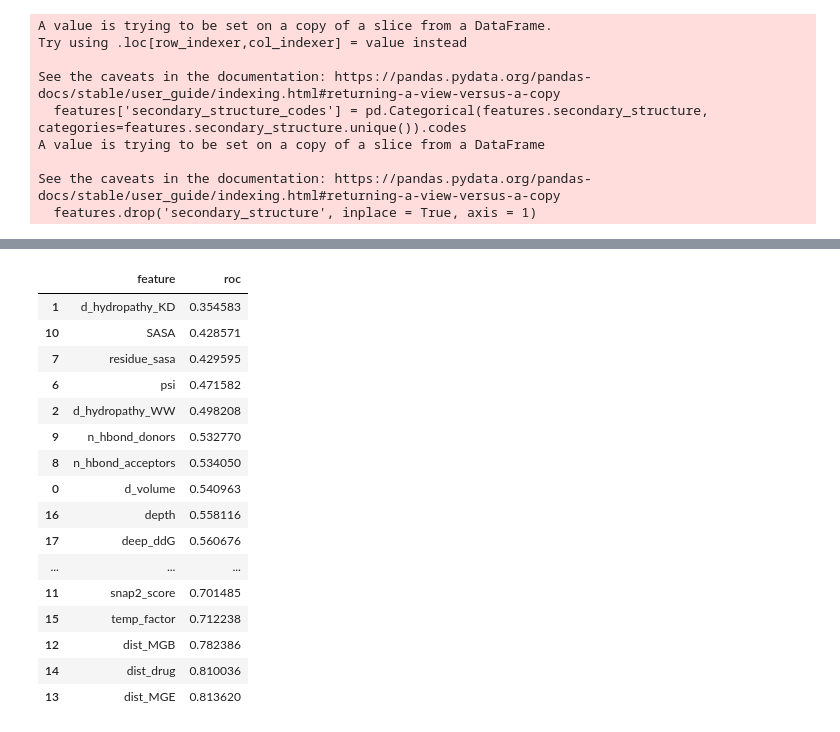
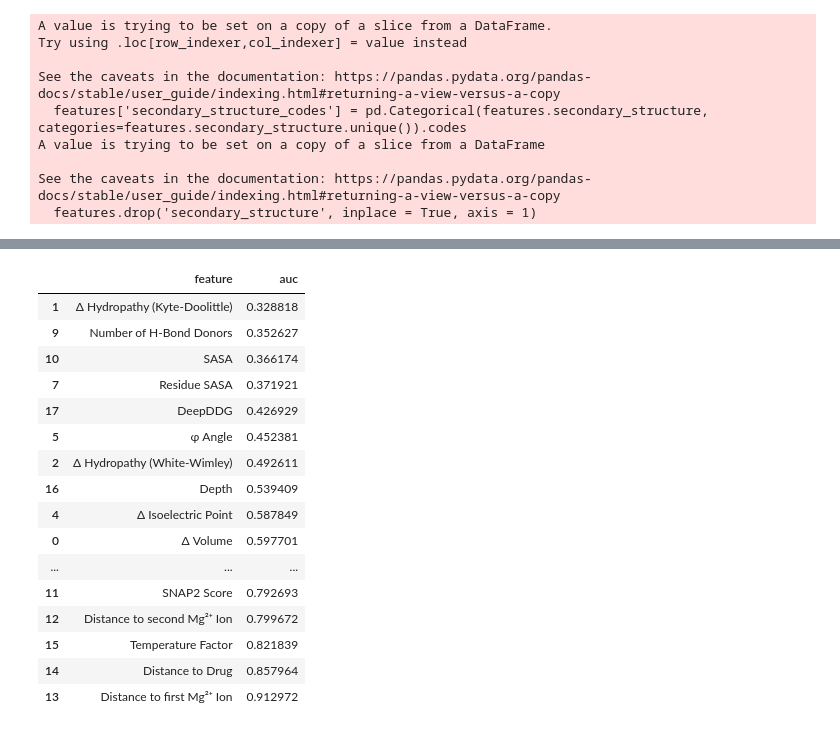
Before and after one commit to viktoria023/thesis-repository, a Jupyter notebook: predict_FQ_resistance/02_Feature_Inspection.ipynb, the cells around one changed output, grey strips where cells are left out. Drawn from its saved outputs; the diff is of its cells as text; code cells hidden in the pictures.

```diff
--- a/predict_FQ_resistance/02_Feature_Inspection.ipynb
+++ b/predict_FQ_resistance/02_Feature_Inspection.ipynb
@@ -12,7 +13,7 @@ from sklearn.pipeline import Pipeline
 from sklearn.preprocessing import RobustScaler
 from sklearn.base import BaseEstimator, TransformerMixin
 # %%
-data = pd.read_csv('data/ML_DATA_LEV.csv')
+data = pd.read_csv('data/ML_DATA_MXF.csv')
 data.dropna(inplace= True)
 
 #remove line below to train on samples rather than mutations
@@ -187,6 +112,17 @@ numerical_attribs = list(features)
 numerical_attribs
 headings = '\n'.join(i for i in numerical_attribs)
 
+# Feature name mapping for better readability
+feature_name_mapping = {'d_volume': 'Δ Volume', 'd_hydropathy_KD': 'Δ Hydropathy (Kyte-Doolittle)',
+       'd_hydropathy_WW': 'Δ Hydropathy (White-Wimley)',
+       'd_MW': 'Δ Molecular Weight', 'd_Pi': 'Δ Isoelectric Point',
+       'phi': 'φ Angle', 'psi': 'ψ Angle',
+       'residue_sasa': 'Residue SASA', 'n_hbond_acceptors': 'Number of H-Bond Acceptors',
+       'n_hbond_donors': 'Number of H-Bond Donors', 'SASA': 'SASA', 'snap2_score': 'SNAP2 Score',
+       'dist_MGB': 'Distance to second Mg²⁺ Ion', 'dist_MGE': 'Distance to first Mg²⁺ Ion',
+       'dist_drug': 'Distance to Drug', 'temp_factor': 'Temperature Factor',
+       'depth': 'Depth', 'deep_ddG': 'DeepDDG', 'secondary_structure_codes': 'Secondary Structure'}
+
 numerical_attribs
 # %% [output]
 ['d_volume',
@@ -234,58 +170,60 @@ model_logistic_regression = LogisticRegression()
 # %%
 fpr = {}
 tpr = {}
-roc = {}
+auc = {}  # Renamed from 'roc' to 'auc' for clarity
 recall = {}
 
 rows={}
 rows['feature'] = []
-rows['roc'] = []
+rows['auc'] = []  # Renamed from 'roc' to 'auc' for clarity
 
 Y_train_prepared = Y_train
 X_train_prepared = X_train
 
 for i in range(len(numerical_attribs)):
 
     attribute = numerical_attribs[i].rstrip()
 
     model_logistic_regression.fit(X_train_prepared[:,i:i+1], Y_train_prepared)
 
     Y_probs = cross_val_predict(model_logistic_regression, X_train_prepared[:,i:i+1], Y_train_prepared, cv=3, method='predict_proba', n_jobs=-1)
 
     Y_scores = Y_probs[:,1]
 
     # mask = (Y_scores>0.6) | (Y_scores<0.4)
 
     fpr[attribute], tpr[attribute], thresholds = roc_curve(Y_train_prepared, Y_scores)
 
-    roc[attribute] = roc_auc_score(Y_train_prepared, Y_scores)
+    auc[attribute] = roc_auc_score(Y_train_prepared, Y_scores)  # This IS the AUC value
 
     Y_train_predicted = model_logistic_regression.predict(X_train_prepared[:,i:i+1])
 
     recall[attribute] = recall_score(Y_train_prepared, Y_train_predicted)
 
-    rows['roc'].append(roc[attribute])
-    rows['feature'].append(attribute)
+    rows['auc'].append(auc[attribute])  # Storing AUC values
+    # Use mapped name if available, otherwise use original name
+    display_name = feature_name_mapping.get(attribute, attribute)
+    rows['feature'].append(display_name)
 
 
 df = pd.DataFrame(rows)
-df.sort_values(by='roc', ascending=True, inplace=True)
+df.sort_values(by='auc', ascending=True, inplace=True)  # Sorting by AUC
 df
 # %% [output]
-|  | feature | roc |
-| 1 | d_hydropathy_KD | 0.354583 |
-| 10 | SASA | 0.428571 |
-| 7 | residue_sasa | 0.429595 |
-| 6 | psi | 0.471582 |
-| 2 | d_hydropathy_WW | 0.498208 |
-| 9 | n_hbond_donors | 0.532770 |
-| 8 | n_hbond_acceptors | 0.534050 |
-| 0 | d_volume | 0.540963 |
-| 16 | depth | 0.558116 |
-| 17 | deep_ddG | 0.560676 |
+|  | feature | auc |
+| 1 | Δ Hydropathy (Kyte-Doolittle) | 0.328818 |
+| 9 | Number of H-Bond Donors | 0.352627 |
+| 10 | SASA | 0.366174 |
+| 7 | Residue SASA | 0.371921 |
+| 17 | DeepDDG | 0.426929 |
+| 5 | φ Angle | 0.452381 |
+| 2 | Δ Hydropathy (White-Wimley) | 0.492611 |
+| 16 | Depth | 0.539409 |
+| 4 | Δ Isoelectric Point | 0.587849 |
+| 0 | Δ Volume | 0.597701 |
 | ... | ... | ... |
-| 11 | snap2_score | 0.701485 |
-| 15 | temp_factor | 0.712238 |
-| 12 | dist_MGB | 0.782386 |
-| 14 | dist_drug | 0.810036 |
-| 13 | dist_MGE | 0.813620 |
+| 11 | SNAP2 Score | 0.792693 |
+| 12 | Distance to second Mg²⁺ Ion | 0.799672 |
+| 15 | Temperature Factor | 0.821839 |
+| 14 | Distance to Drug | 0.857964 |
+| 13 | Distance to first Mg²⁺ Ion | 0.912972 |
```
Also changed, not shown: parts of 11 cells of this notebook.
